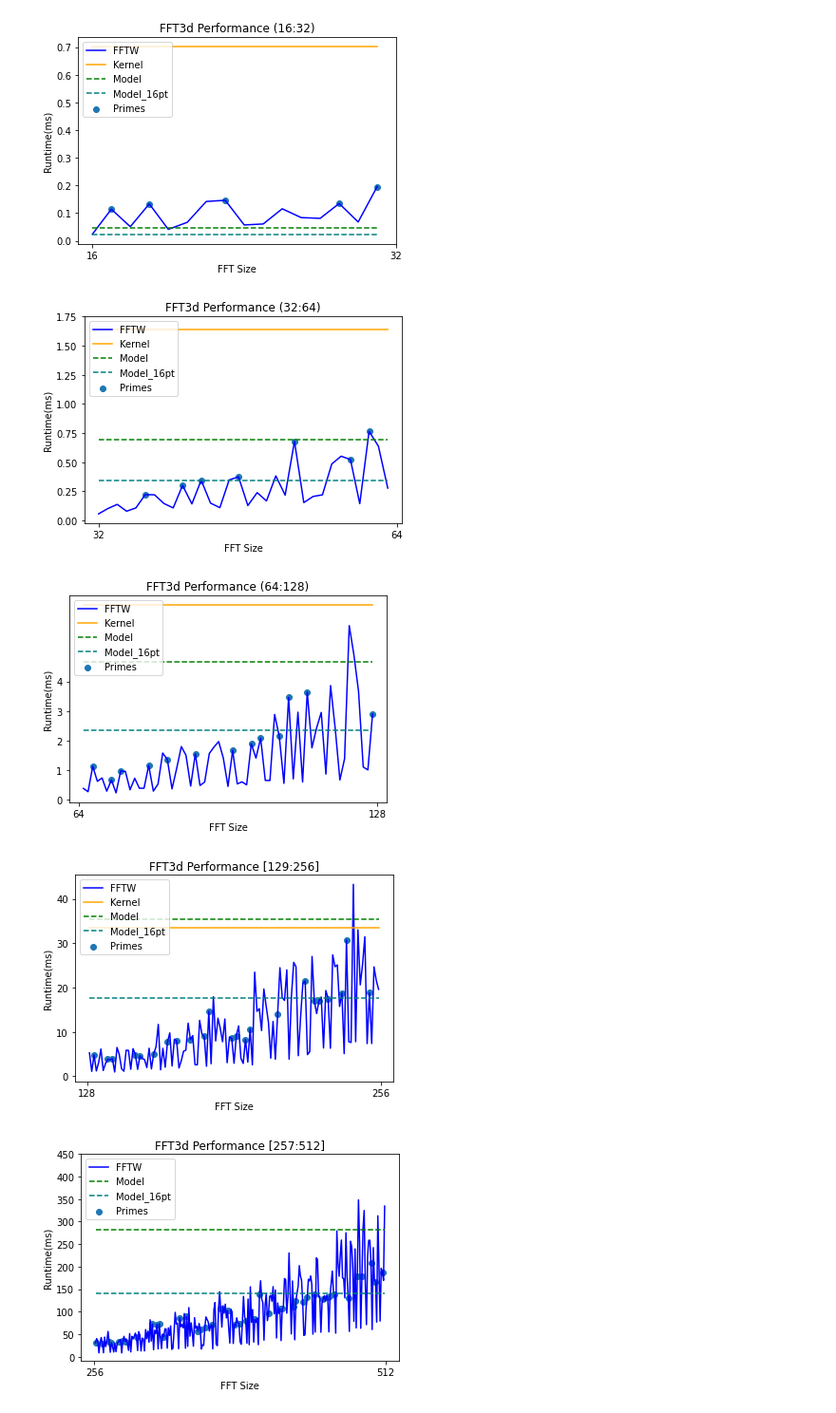
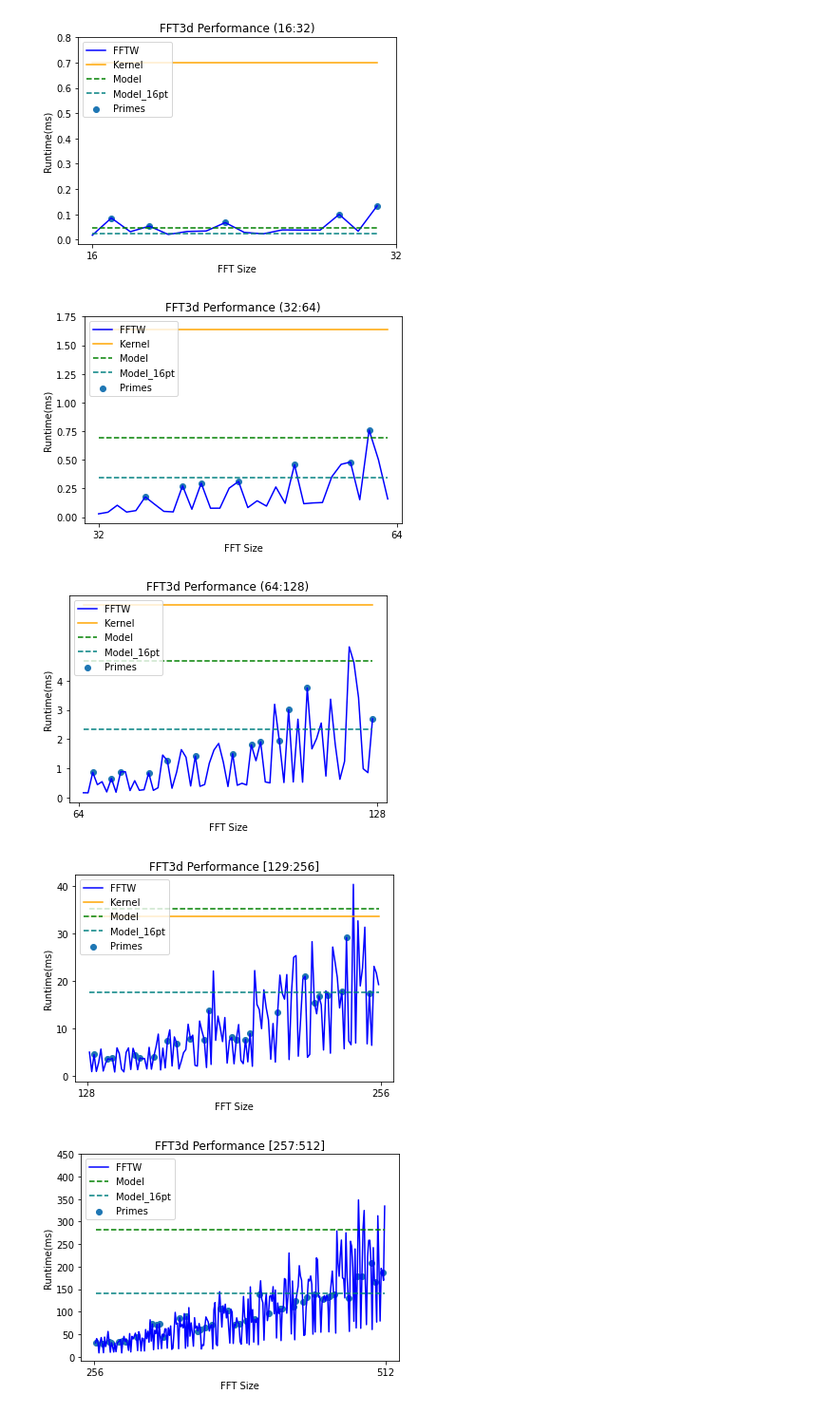
Before and after one commit to arjunramaswami/FFTCPU_libs, a Jupyter notebook: fftw/scripts/evaluation/fftw_plot_perf.ipynb, the cells around one changed output. Shown: that part at 95% size. Saved outputs shown, nothing was run; the diff lists cells and outputs as text; code cells hidden in the pictures.

Commit message:
perf measures with Q1, median, Q3

```diff
--- a/fftw/scripts/evaluation/fftw_plot_perf.ipynb
+++ b/fftw/scripts/evaluation/fftw_plot_perf.ipynb
@@ -28,3 +46,23 @@ fftw_runtime = [0.0] * 16 + y
+# %%
+# Import FFTW runtimes from CSV
+x = []
+y = []
+z = []
+p = []
+
+with open(filename_med,'r') as csvfile:
+    plots = csv.reader(csvfile, delimiter=',')
+    for row in plots:
+        x.append(int(row[0]))
+        y.append(float(row[1]))
+        z.append(float(row[2]))
+        p.append(float(row[3]))
+
+# adding zeroes to fill [0 - 16)
+size_med = list(range(0,16)) + x
+q1 = [0.0] * 16 + y
+median = [0.0] * 16 + z
+q3 = [0.0] * 16 + p
 # %%
 # FFT kernel and model execution performances
 kernel = []
@@ -53,15 +91,25 @@ model_fft1d16_runtime = model_fft1d16
 import sympy as spy
 prime_32 = list(spy.primerange(16, 32))
 prime_64 = list(spy.primerange(32, 64))
+prime_upto_64 = list(spy.primerange(16, 64))
 prime_128 = list(spy.primerange(64, 128))
 prime_256 = list(spy.primerange(128, 256))
 prime_512 = list(spy.primerange(256, 512))
-prime_670 = list(spy.primerange(512, 670))
+#prime_670 = list(spy.primerange(512, 670))
 
-test_array = np.asarray(fftw_runtime)
+test_array = np.asarray(fftw_avg)
 fftw_primes_32 = test_array[prime_32]
 fftw_primes_64 = test_array[prime_64]
 fftw_primes_128 = test_array[prime_128]
 fftw_primes_256 = test_array[prime_256]
-fftw_primes_512 = test_array[prime_512]
-fftw_primes_670 = test_array[prime_670]
+fftw_primes_upto_64 = test_array[prime_upto_64]
+
+test_perf_array = np.asarray(fftw_runtime)
+fftw_primes_perf_512 = test_perf_array[prime_512]
+
+test_array_med = np.asarray(median)
+fftw_primes_med_32 = test_array_med[prime_32]
+fftw_primes_med_64 = test_array_med[prime_64]
+fftw_primes_med_128 = test_array_med[prime_128]
+fftw_primes_med_256 = test_array_med[prime_256]
+fftw_primes_med_upto_64 = test_array_med[prime_upto_64]
@@ -68,30 +239,30 @@ fftw_primes_670 = test_array[prime_670]
 # %%
 # Plot for range 16-32
 xtickers = [ 2**j for j in range(4,6) ]
-ytickers = np.arange(0, 0.8, 0.1)
-plt.plot(size[16:32], fftw_runtime[16:32], label='FFTW', color='blue')
+ytickers = np.arange(0, 0.9, 0.1)
+plt.plot(size[16:32], median[16:32], label='FFTW', color='blue')
 plt.plot(size[16:32], fpga_runtime[16:32], label='Kernel', color='orange')
 plt.plot(size[16:32], model_runtime[16:32], label='Model', color='green', linestyle='dashed')
 plt.plot(size[16:32], model_fft1d16_runtime[16:32], label='Model_16pt', color='teal', linestyle='dashed')
-plt.scatter(prime_32, fftw_primes_32,label='Primes')
+plt.scatter(prime_32, fftw_primes_med_32,label='Primes')
 plt.xlabel('FFT Size')
 plt.ylabel('Runtime(ms)')
 plt.title('FFT3d Performance (16:32)')
 plt.xticks(xtickers)
 plt.yticks(ytickers)
 plt.legend(loc='upper left')
 plt.savefig(imgdir+'perf_32.png')
 plt.show()
 # %% [output]
-[figure, old version]
+[figure, new version]
 # %%
 xtickers = [ 2**j for j in range(5,7) ]
 ytickers = np.arange(0, 2, 0.25)
-plt.plot(size[32:64], fftw_runtime[32:64], label='FFTW', color='blue')
+plt.plot(size[32:64], median[32:64], label='FFTW', color='blue')
 plt.plot(size[32:64], fpga_runtime[32:64], label='Kernel', color='orange')
 plt.plot(size[32:64], model_runtime[32:64], label='Model', color='green', linestyle='dashed')
 plt.plot(size[32:64], model_fft1d16_runtime[32:64], label='Model_16pt', color='teal', linestyle='dashed')
-plt.scatter(prime_64, fftw_primes_64,label='Primes')
+plt.scatter(prime_64, fftw_primes_med_64,label='Primes')
 plt.xlabel('FFT Size')
 plt.ylabel('Runtime(ms)')
 plt.title('FFT3d Performance (32:64)')
@@ -101,15 +272,15 @@ plt.legend(loc='upper left')
 plt.savefig(imgdir+'perf_64.png')
 plt.show()
 # %% [output]
-[figure, old version]
+[figure, new version]
 # %%
 xtickers = [ 2**j for j in range(6,8) ]
 ytickers = np.arange(0, 5, 1)
-plt.plot(size[65:128], fftw_runtime[65:128], label='FFTW', color='blue')
+plt.plot(size[65:128], median[65:128], label='FFTW', color='blue')
 plt.plot(size[65:128], fpga_runtime[65:128], label='Kernel', color='orange')
 plt.plot(size[65:128], model_runtime[65:128], label='Model', color='green', linestyle='dashed')
 plt.plot(size[65:128], model_fft1d16_runtime[65:128], label='Model_16pt', color='teal', linestyle='dashed')
-plt.scatter(prime_128, fftw_primes_128,label='Primes')
+plt.scatter(prime_128, fftw_primes_med_128,label='Primes')
 
 plt.xlabel('FFT Size')
 plt.ylabel('Runtime(ms)')
@@ -120,15 +291,15 @@ plt.legend(loc='upper left')
 plt.savefig(imgdir+'perf_128.png')
 plt.show()
 # %% [output]
-[figure, old version]
+[figure, new version]
 # %%
 xtickers = [ 2**j for j in range(7,9) ]
 ytickers = np.arange(0, 50, 10)
-plt.plot(size[129:256], fftw_runtime[129:256], label='FFTW', color='blue')
+plt.plot(size[129:256], median[129:256], label='FFTW', color='blue')
 plt.plot(size[129:256], fpga_runtime[129:256], label='Kernel', color='orange')
 plt.plot(size[129:256], model_runtime[129:256], label='Model', color='green', linestyle='dashed')
 plt.plot(size[129:256], model_fft1d16_runtime[129:256], label='Model_16pt', color='teal', linestyle='dashed')
-plt.scatter(prime_256, fftw_primes_256,label='Primes')
+plt.scatter(prime_256, fftw_primes_med_256,label='Primes')
 
 plt.xlabel('FFT Size')
 plt.ylabel('Runtime(ms)')
@@ -139,7 +310,7 @@ plt.legend(loc='upper left')
 plt.savefig(imgdir+'perf_256.png')
 plt.show()
 # %% [output]
-[figure, old version]
+[figure, new version]
 # %%
 xtickers = [ 2**j for j in range(8,10) ]
 ytickers = np.arange(0, 500, 50)
```
Also changed, not shown: parts of 12 cells of this notebook, 16 other files.
